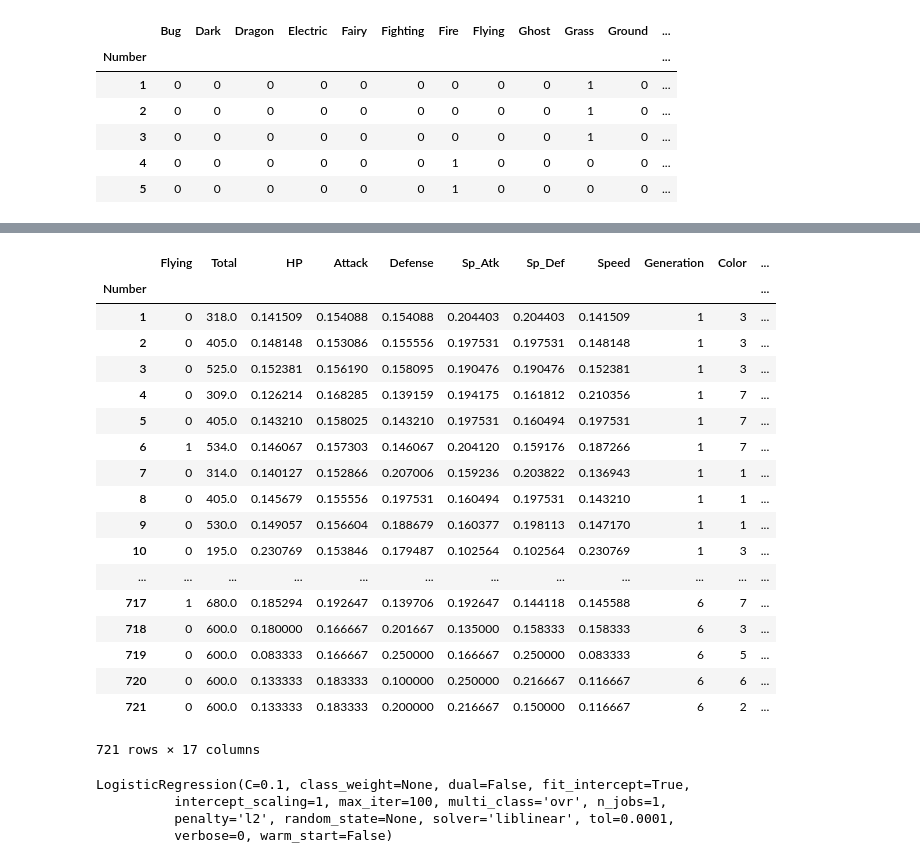
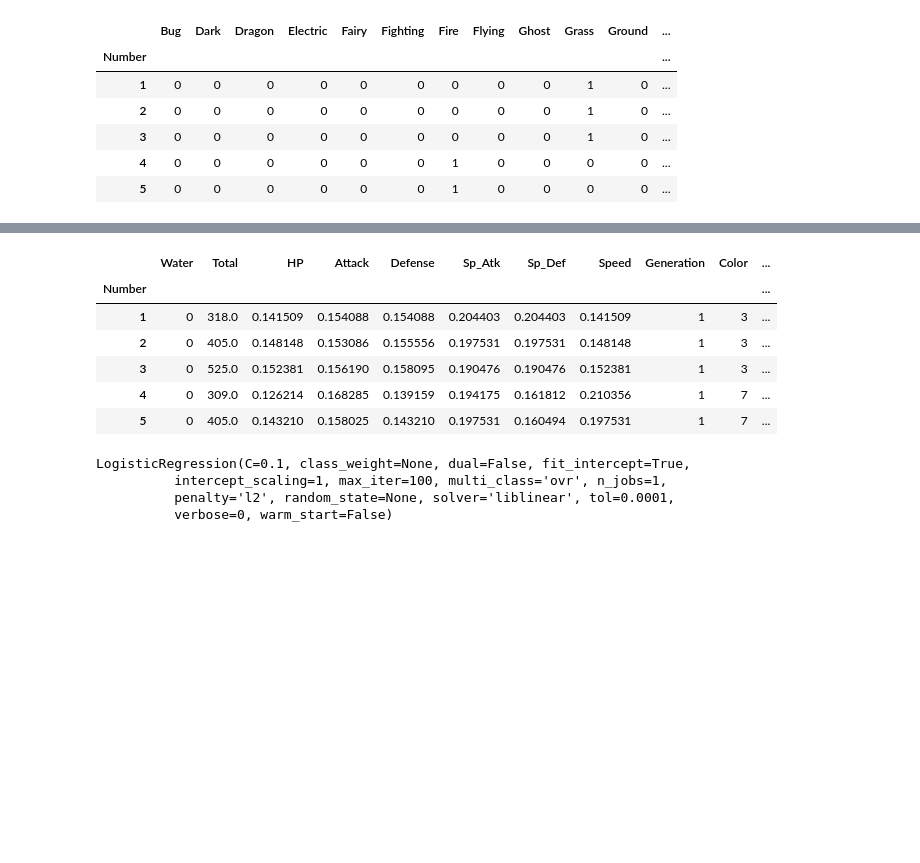
Before and after one commit to varennes/Pokemon-ML, a Jupyter notebook: notebook/02_typePrediction.ipynb, the cells around one changed output, grey strips where cells are left out. Cells and saved outputs as stored; diff of their text form; code cells hidden in the pictures; blank space fills up the shorter version.

```diff
--- a/notebook/02_typePrediction.ipynb
+++ b/notebook/02_typePrediction.ipynb
@@ -234,23 +234,11 @@ df_flying = df_flying.drop(['Grass', 'Fire', 'Water', 'Bug', 'Normal',
-# %%
-df_flying
-# %% [output]
-|  | Flying | Total | HP | Attack | Defense | Sp_Atk | Sp_Def | Speed | Generation | Color | ... |
-| Number |  |  |  |  |  |  |  |  |  |  | ... |
-| 1 | 0 | 318.0 | 0.141509 | 0.154088 | 0.154088 | 0.204403 | 0.204403 | 0.141509 | 1 | 3 | ... |
-| 2 | 0 | 405.0 | 0.148148 | 0.153086 | 0.155556 | 0.197531 | 0.197531 | 0.148148 | 1 | 3 | ... |
-| 3 | 0 | 525.0 | 0.152381 | 0.156190 | 0.158095 | 0.190476 | 0.190476 | 0.152381 | 1 | 3 | ... |
-| 4 | 0 | 309.0 | 0.126214 | 0.168285 | 0.139159 | 0.194175 | 0.161812 | 0.210356 | 1 | 7 | ... |
-| 5 | 0 | 405.0 | 0.143210 | 0.158025 | 0.143210 | 0.197531 | 0.160494 | 0.197531 | 1 | 7 | ... |
-| 6 | 1 | 534.0 | 0.146067 | 0.157303 | 0.146067 | 0.204120 | 0.159176 | 0.187266 | 1 | 7 | ... |
-| 7 | 0 | 314.0 | 0.140127 | 0.152866 | 0.207006 | 0.159236 | 0.203822 | 0.136943 | 1 | 1 | ... |
-| 8 | 0 | 405.0 | 0.145679 | 0.155556 | 0.197531 | 0.160494 | 0.197531 | 0.143210 | 1 | 1 | ... |
-| 9 | 0 | 530.0 | 0.149057 | 0.156604 | 0.188679 | 0.160377 | 0.198113 | 0.147170 | 1 | 1 | ... |
-| 10 | 0 | 195.0 | 0.230769 | 0.153846 | 0.179487 | 0.102564 | 0.102564 | 0.230769 | 1 | 3 | ... |
-| ... | ... | ... | ... | ... | ... | ... | ... | ... | ... | ... | ... |
-| 717 | 1 | 680.0 | 0.185294 | 0.192647 | 0.139706 | 0.192647 | 0.144118 | 0.145588 | 6 | 7 | ... |
-| 718 | 0 | 600.0 | 0.180000 | 0.166667 | 0.201667 | 0.135000 | 0.158333 | 0.158333 | 6 | 3 | ... |
-| 719 | 0 | 600.0 | 0.083333 | 0.166667 | 0.250000 | 0.166667 | 0.250000 | 0.083333 | 6 | 5 | ... |
-| 720 | 0 | 600.0 | 0.133333 | 0.183333 | 0.100000 | 0.250000 | 0.216667 | 0.116667 | 6 | 6 | ... |
-| 721 | 0 | 600.0 | 0.133333 | 0.183333 | 0.200000 | 0.216667 | 0.150000 | 0.116667 | 6 | 2 | ... |
-721 rows × 17 columns
+# %%
+df_water.head()
+# %% [output]
+|  | Water | Total | HP | Attack | Defense | Sp_Atk | Sp_Def | Speed | Generation | Color | ... |
+| Number |  |  |  |  |  |  |  |  |  |  | ... |
+| 1 | 0 | 318.0 | 0.141509 | 0.154088 | 0.154088 | 0.204403 | 0.204403 | 0.141509 | 1 | 3 | ... |
+| 2 | 0 | 405.0 | 0.148148 | 0.153086 | 0.155556 | 0.197531 | 0.197531 | 0.148148 | 1 | 3 | ... |
+| 3 | 0 | 525.0 | 0.152381 | 0.156190 | 0.158095 | 0.190476 | 0.190476 | 0.152381 | 1 | 3 | ... |
+| 4 | 0 | 309.0 | 0.126214 | 0.168285 | 0.139159 | 0.194175 | 0.161812 | 0.210356 | 1 | 7 | ... |
+| 5 | 0 | 405.0 | 0.143210 | 0.158025 | 0.143210 | 0.197531 | 0.160494 | 0.197531 | 1 | 7 | ... |
 # %%
```
Also changed, not shown: parts of 12 cells of this notebook.
